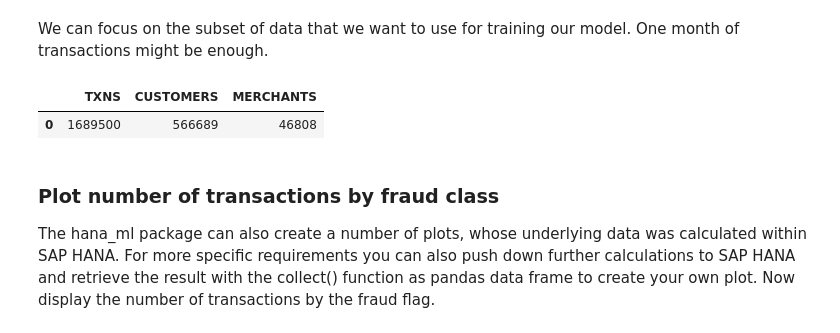
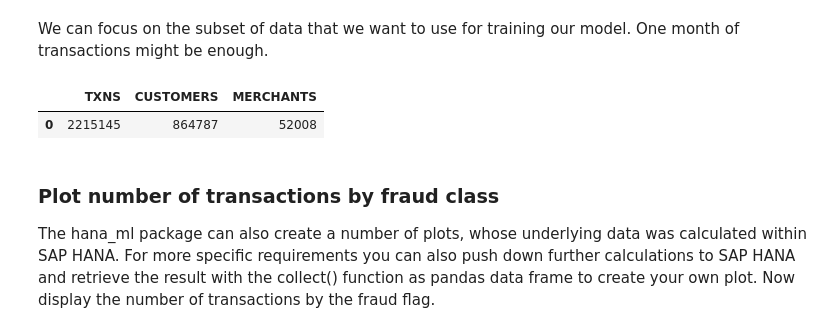
Before and after one commit to VNSHANPR/HANA_CLOUD_NOTEBOOKS, a Jupyter notebook: 05 Introduction Fraud.ipynb, the cells around one changed output. Cells and saved outputs as stored; diff of their text form; code cells hidden in the pictures.

```diff
--- a/05 Introduction Fraud.ipynb
+++ b/05 Introduction Fraud.ipynb
@@ -71,8 +70,8 @@ df_pushdown_100k.describe().collect()
 # %% [markdown]
 We can focus on the subset of data that we want to use for training our model. One month of transactions might be enough.
 # %%
-conn.sql("select count(*) as TXNS, count(distinct CT_CUST_ID) as CUSTOMERS, count(distinct CT_MER_ID) as MERCHANTS from SOURCEDATA.VT_CARD_TRANSACTIONS where CT_DAYDATE >= '2020-07-01' and CT_DAYDATE < '2020-08-01'").collect()
+conn.sql("select count(*) as TXNS, count(distinct CT_CUST_ID) as CUSTOMERS, count(distinct CT_MER_ID) as MERCHANTS from SOURCEDATA.CARD_TRANSACTIONS where CT_DATE >= '2018-07-01' and CT_DATE < '2018-08-01'").collect()
 # %% [output]
 |  | TXNS | CUSTOMERS | MERCHANTS |
-| 0 | 1689500 | 566689 | 46808 |
+| 0 | 2215145 | 864787 | 52008 |
 # %%
```
Also changed, not shown: parts of 13 cells of this notebook, 1 other file.
